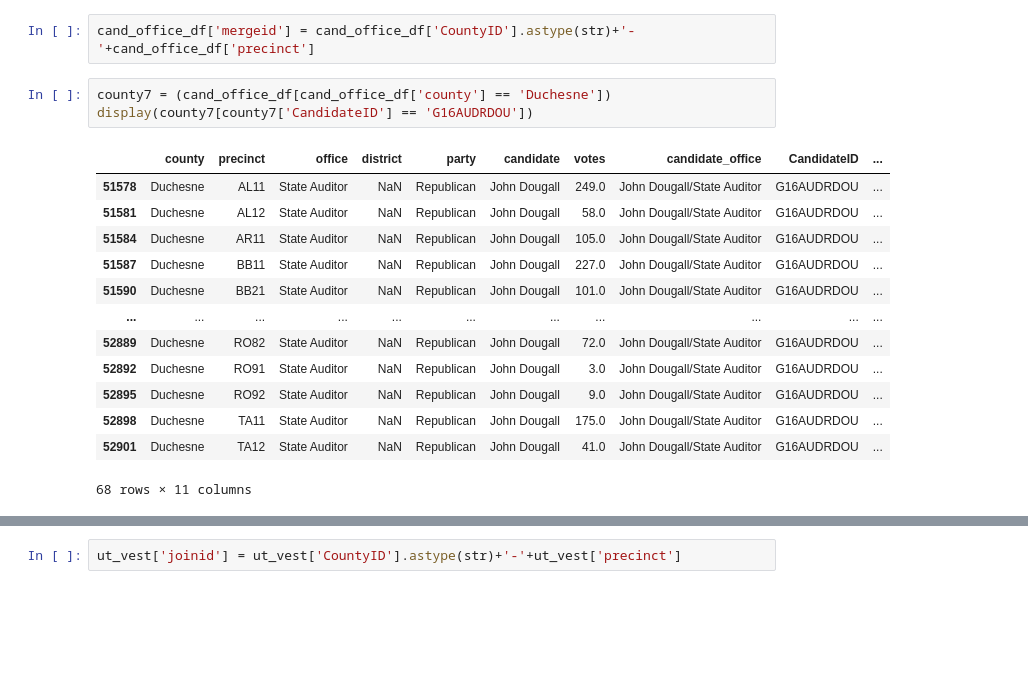
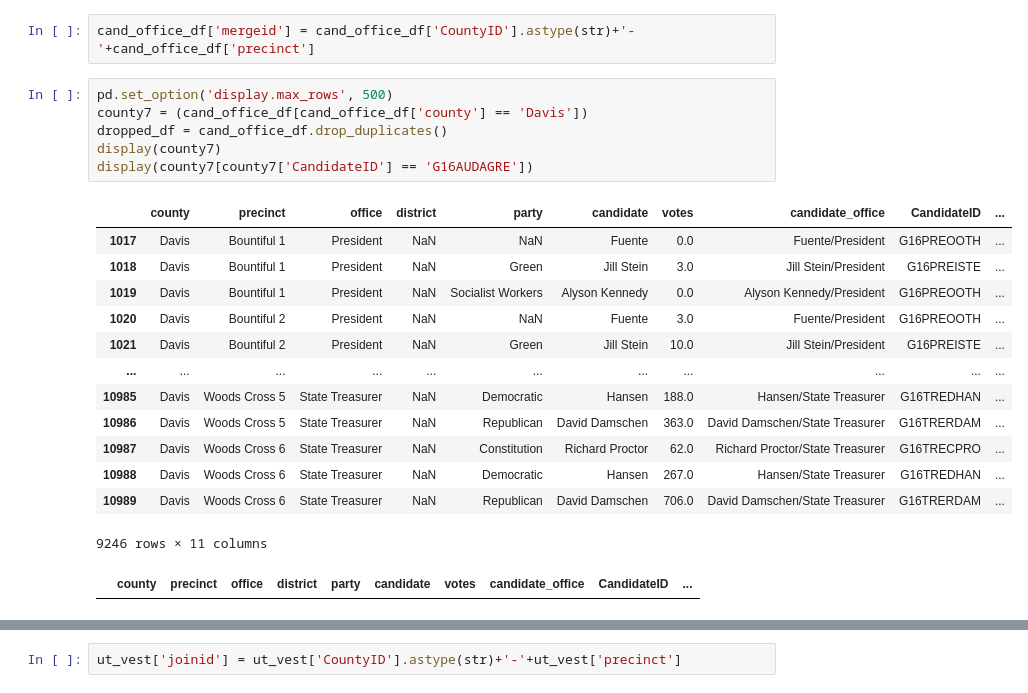
Before and after one commit to nonpartisan-redistricting-datahub/pdv-ut, a Jupyter notebook: vest-ut-2016/validation.ipynb, the cells around one changed output, grey strips where cells are left out. Saved outputs shown, nothing was run; the diff lists cells and outputs as text; blank space fills up the shorter version.

Commit message:
Fixed double counts, worked on write in votes, changed shapefile merging

```diff
--- a/vest-ut-2016/validation.ipynb
+++ b/vest-ut-2016/validation.ipynb
@@ -641,20 +639,24 @@ cand_office_df['CountyID'] = cand_office_df['county'].map(county_to_num).astype(
 # %%
 cand_office_df['mergeid'] = cand_office_df['CountyID'].astype(str)+'-'+cand_office_df['precinct']
 # %%
-county7 = (cand_office_df[cand_office_df['county'] == 'Duchesne'])
-display(county7[county7['CandidateID'] == 'G16AUDRDOU'])
+pd.set_option('display.max_rows', 500)
+county7 = (cand_office_df[cand_office_df['county'] == 'Davis'])
+dropped_df = cand_office_df.drop_duplicates()
+display(county7)
+display(county7[county7['CandidateID'] == 'G16AUDAGRE'])
 # %% [output]
 |  | county | precinct | office | district | party | candidate | votes | candidate_office | CandidateID | ... |
-| 51578 | Duchesne | AL11 | State Auditor | NaN | Republican | John Dougall | 249.0 | John Dougall/State Auditor | G16AUDRDOU | ... |
-| 51581 | Duchesne | AL12 | State Auditor | NaN | Republican | John Dougall | 58.0 | John Dougall/State Auditor | G16AUDRDOU | ... |
-| 51584 | Duchesne | AR11 | State Auditor | NaN | Republican | John Dougall | 105.0 | John Dougall/State Auditor | G16AUDRDOU | ... |
-| 51587 | Duchesne | BB11 | State Auditor | NaN | Republican | John Dougall | 227.0 | John Dougall/State Auditor | G16AUDRDOU | ... |
-| 51590 | Duchesne | BB21 | State Auditor | NaN | Republican | John Dougall | 101.0 | John Dougall/State Auditor | G16AUDRDOU | ... |
+| 1017 | Davis | Bountiful 1 | President | NaN | NaN | Fuente | 0.0 | Fuente/President | G16PREOOTH | ... |
+| 1018 | Davis | Bountiful 1 | President | NaN | Green | Jill Stein | 3.0 | Jill Stein/President | G16PREISTE | ... |
+| 1019 | Davis | Bountiful 1 | President | NaN | Socialist Workers | Alyson Kennedy | 0.0 | Alyson Kennedy/President | G16PREOOTH | ... |
+| 1020 | Davis | Bountiful 2 | President | NaN | NaN | Fuente | 3.0 | Fuente/President | G16PREOOTH | ... |
+| 1021 | Davis | Bountiful 2 | President | NaN | Green | Jill Stein | 10.0 | Jill Stein/President | G16PREISTE | ... |
 | ... | ... | ... | ... | ... | ... | ... | ... | ... | ... | ... |
-| 52889 | Duchesne | RO82 | State Auditor | NaN | Republican | John Dougall | 72.0 | John Dougall/State Auditor | G16AUDRDOU | ... |
-| 52892 | Duchesne | RO91 | State Auditor | NaN | Republican | John Dougall | 3.0 | John Dougall/State Auditor | G16AUDRDOU | ... |
-| 52895 | Duchesne | RO92 | State Auditor | NaN | Republican | John Dougall | 9.0 | John Dougall/State Auditor | G16AUDRDOU | ... |
-| 52898 | Duchesne | TA11 | State Auditor | NaN | Republican | John Dougall | 175.0 | John Dougall/State Auditor | G16AUDRDOU | ... |
-| 52901 | Duchesne | TA12 | State Auditor | NaN | Republican | John Dougall | 41.0 | John Dougall/State Auditor | G16AUDRDOU | ... |
+| 10985 | Davis | Woods Cross 5 | State Treasurer | NaN | Democratic | Hansen | 188.0 | Hansen/State Treasurer | G16TREDHAN | ... |
+| 10986 | Davis | Woods Cross 5 | State Treasurer | NaN | Republican | David Damschen | 363.0 | David Damschen/State Treasurer | G16TRERDAM | ... |
+| 10987 | Davis | Woods Cross 6 | State Treasurer | NaN | Constitution | Richard Proctor | 62.0 | Richard Proctor/State Treasurer | G16TRECPRO | ... |
+| 10988 | Davis | Woods Cross 6 | State Treasurer | NaN | Democratic | Hansen | 267.0 | Hansen/State Treasurer | G16TREDHAN | ... |
+| 10989 | Davis | Woods Cross 6 | State Treasurer | NaN | Republican | David Damschen | 706.0 | David Damschen/State Treasurer | G16TRERDAM | ... |
-68 rows × 11 columns
+9246 rows × 11 columns
+|  | county | precinct | office | district | party | candidate | votes | candidate_office | CandidateID | ... |
 # %%
```
Also changed, not shown: parts of 10 cells of this notebook, 3 other files.
